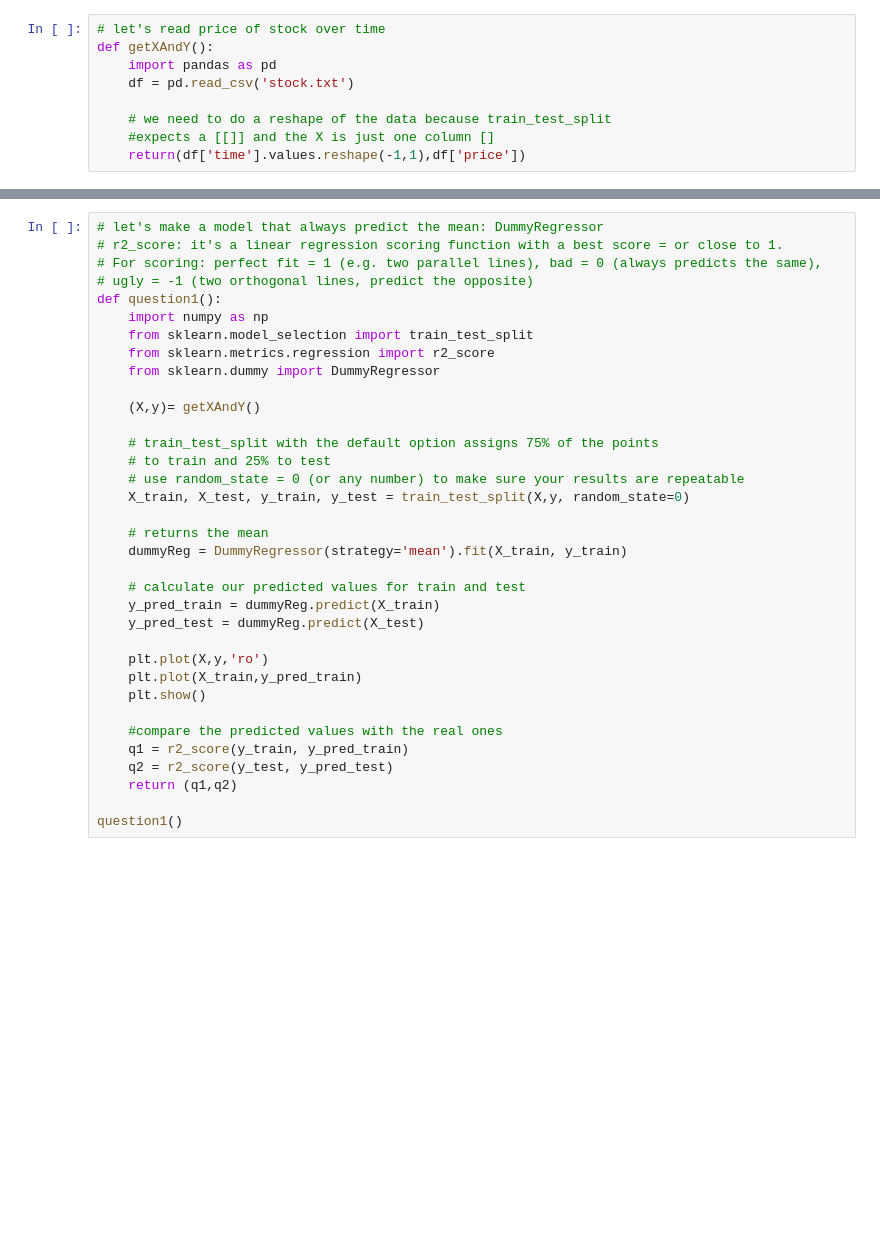
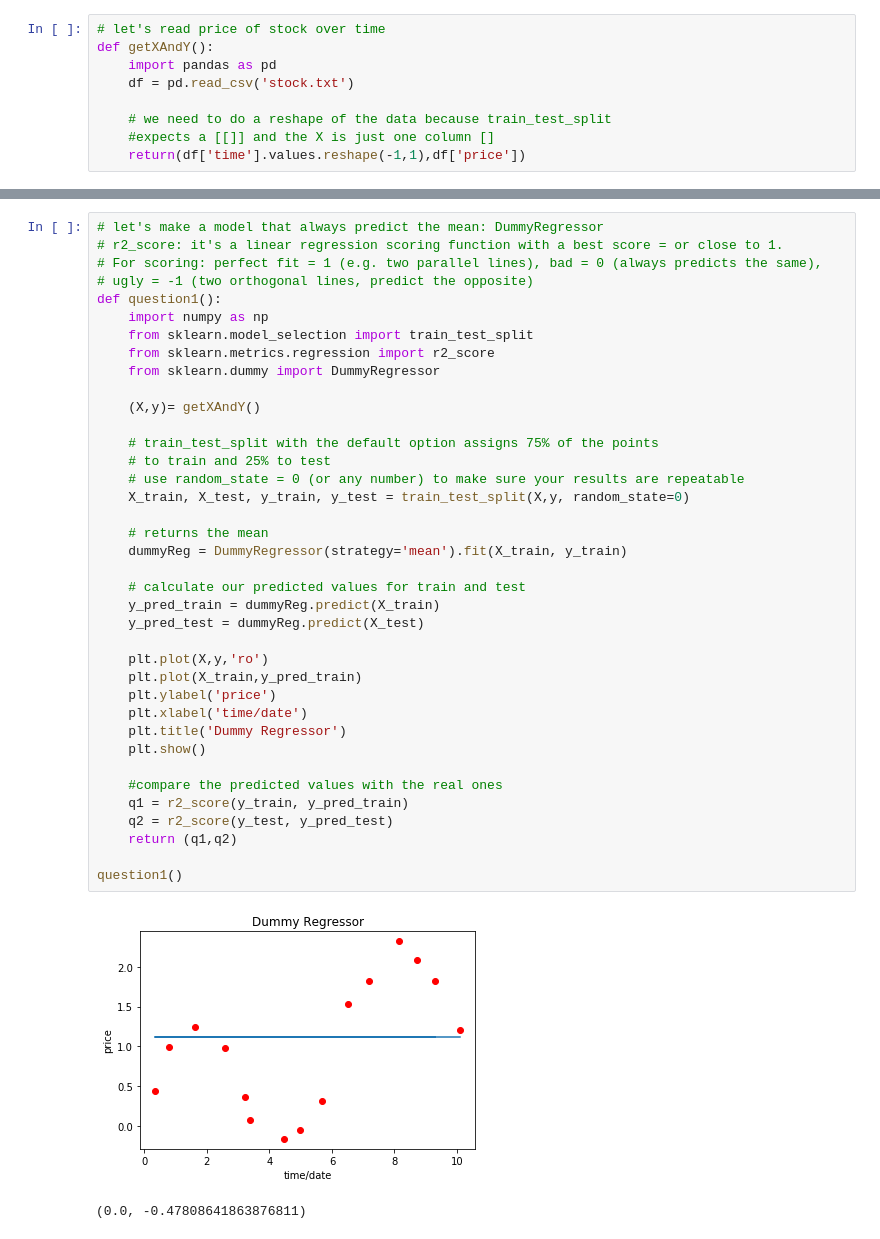
Before and after one commit to axlrommel/machine-learning-class-python, a Jupyter notebook: week1/exercise1.ipynb, the cells around one changed output, grey strips where cells are left out. Saved outputs shown, nothing was run; the diff lists cells and outputs as text; blank space fills up the shorter version.

```diff
--- a/week1/exercise1.ipynb
+++ b/week1/exercise1.ipynb
@@ -31,33 +41,39 @@ plt.show()
 def question1():
     import numpy as np
     from sklearn.model_selection import train_test_split
     from sklearn.metrics.regression import r2_score
     from sklearn.dummy import DummyRegressor
 
     (X,y)= getXAndY()
 
     # train_test_split with the default option assigns 75% of the points
     # to train and 25% to test
     # use random_state = 0 (or any number) to make sure your results are repeatable
     X_train, X_test, y_train, y_test = train_test_split(X,y, random_state=0)
 
     # returns the mean
     dummyReg = DummyRegressor(strategy='mean').fit(X_train, y_train)
 
     # calculate our predicted values for train and test
     y_pred_train = dummyReg.predict(X_train)
     y_pred_test = dummyReg.predict(X_test)
 
     plt.plot(X,y,'ro')
     plt.plot(X_train,y_pred_train)
+    plt.ylabel('price')
+    plt.xlabel('time/date')
+    plt.title('Dummy Regressor')
     plt.show()
 
     #compare the predicted values with the real ones
     q1 = r2_score(y_train, y_pred_train)
     q2 = r2_score(y_test, y_pred_test)
     return (q1,q2)
 
 question1()
+# %% [output]
+[figure, added]
+(0.0, -0.47808641863876811)
 # %%
 # let's do a linear regression with a polynomial of degree = 1 ( a line)
 def question2():
```
Also changed, not shown: parts of 6 cells of this notebook, 1 other file.
